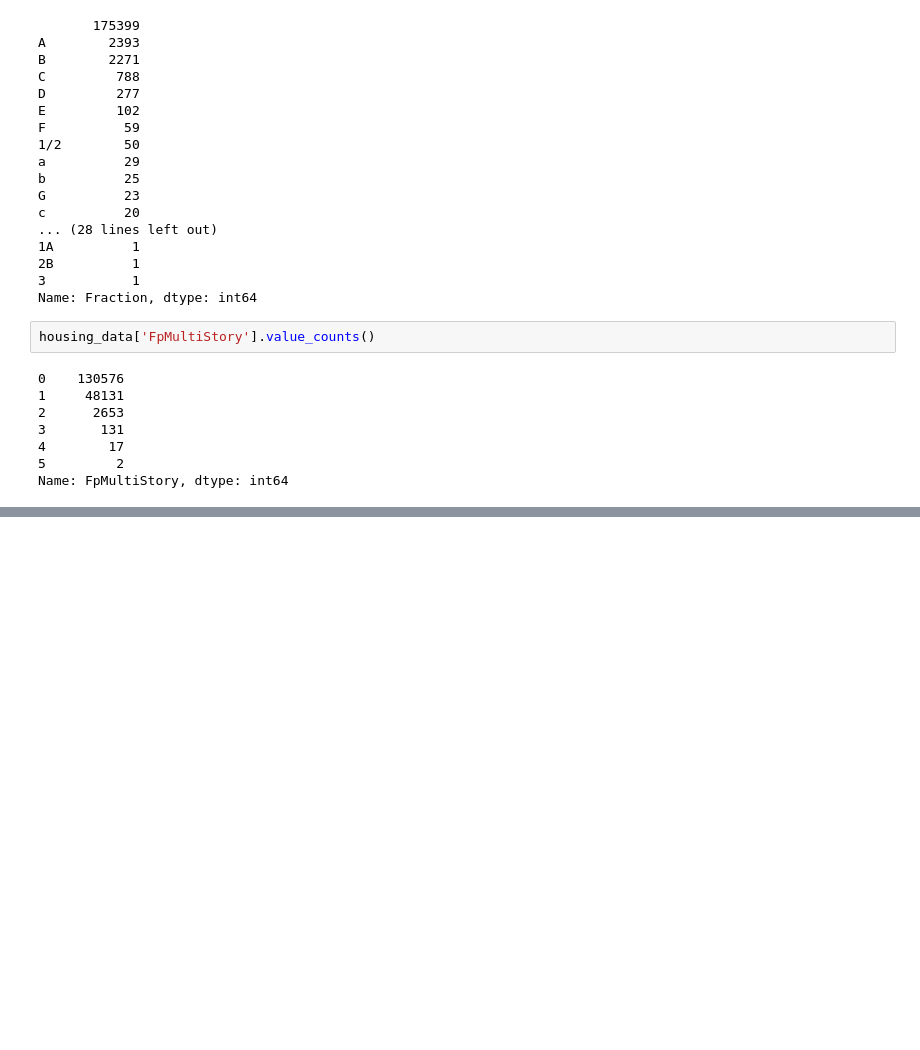
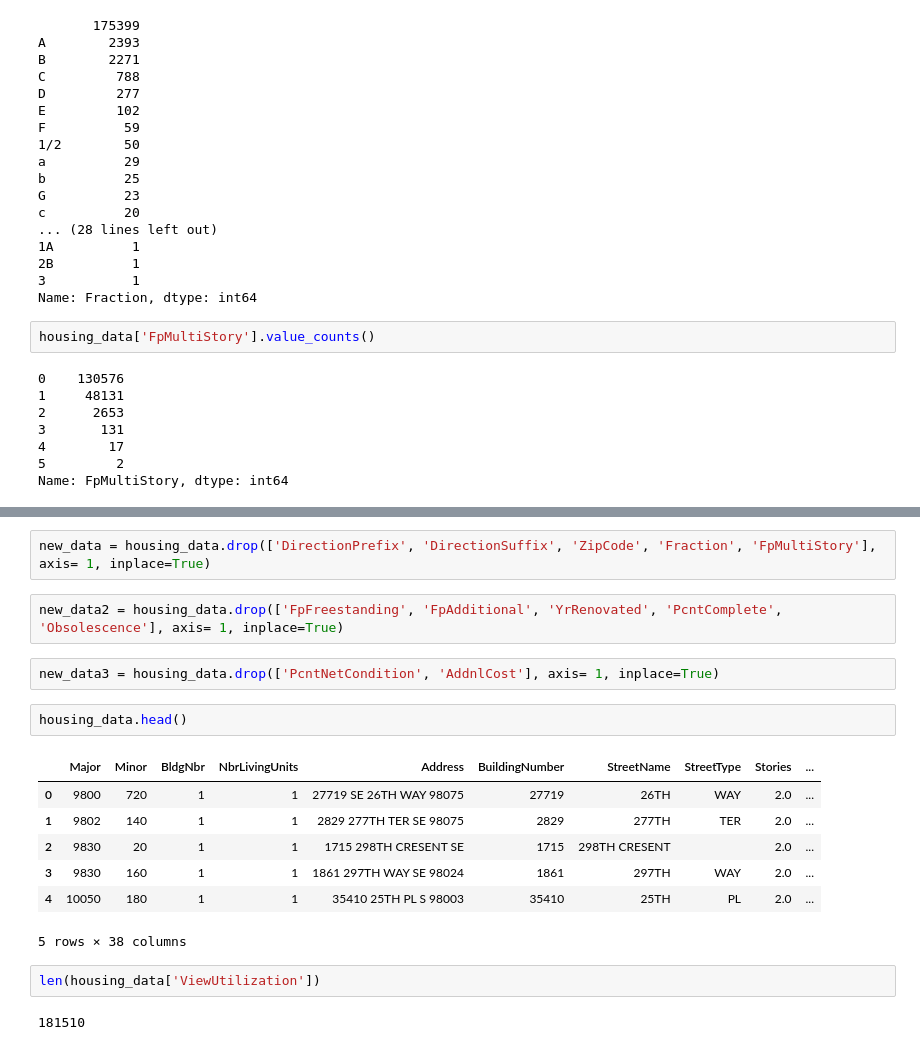
Before and after one commit to samtuleen/King-County-Home-Price-Predictors, a Jupyter notebook: notebooks/exploratory/Predicting-Most-Valuable-Home-Projects-In-King-County-Analysis.ipynb, the cells around one changed output, grey strips where cells are left out. Cells and saved outputs as stored; diff of their text form; blank space fills up the shorter version.

```diff
--- a/notebooks/exploratory/Predicting-Most-Valuable-Home-Projects-In-King-County-Analysis.ipynb
+++ b/notebooks/exploratory/Predicting-Most-Valuable-Home-Projects-In-King-County-Analysis.ipynb
@@ -369,0 +530,20 @@ housing_data['AddnlCost'].value_counts()
+# %%
+new_data = housing_data.drop(['DirectionPrefix', 'DirectionSuffix', 'ZipCode', 'Fraction', 'FpMultiStory'], axis= 1, inplace=True)
+# %%
+new_data2 = housing_data.drop(['FpFreestanding', 'FpAdditional', 'YrRenovated', 'PcntComplete', 'Obsolescence'], axis= 1, inplace=True)
+# %%
+new_data3 = housing_data.drop(['PcntNetCondition', 'AddnlCost'], axis= 1, inplace=True)
+# %%
+housing_data.head()
+# %% [output]
+|  | Major | Minor | BldgNbr | NbrLivingUnits | Address | BuildingNumber | StreetName | StreetType | Stories | ... |
+| 0 | 9800 | 720 | 1 | 1 | 27719 SE 26TH WAY 98075 | 27719 | 26TH | WAY | 2.0 | ... |
+| 1 | 9802 | 140 | 1 | 1 | 2829 277TH TER SE 98075 | 2829 | 277TH | TER | 2.0 | ... |
+| 2 | 9830 | 20 | 1 | 1 | 1715 298TH CRESENT SE | 1715 | 298TH CRESENT |  | 2.0 | ... |
+| 3 | 9830 | 160 | 1 | 1 | 1861 297TH WAY SE 98024 | 1861 | 297TH | WAY | 2.0 | ... |
+| 4 | 10050 | 180 | 1 | 1 | 35410 25TH PL S 98003 | 35410 | 25TH | PL | 2.0 | ... |
+5 rows × 38 columns
+# %%
+len(housing_data['ViewUtilization'])
+# %% [output]
+181510
```
Also changed, not shown: parts of 17 cells of this notebook.
